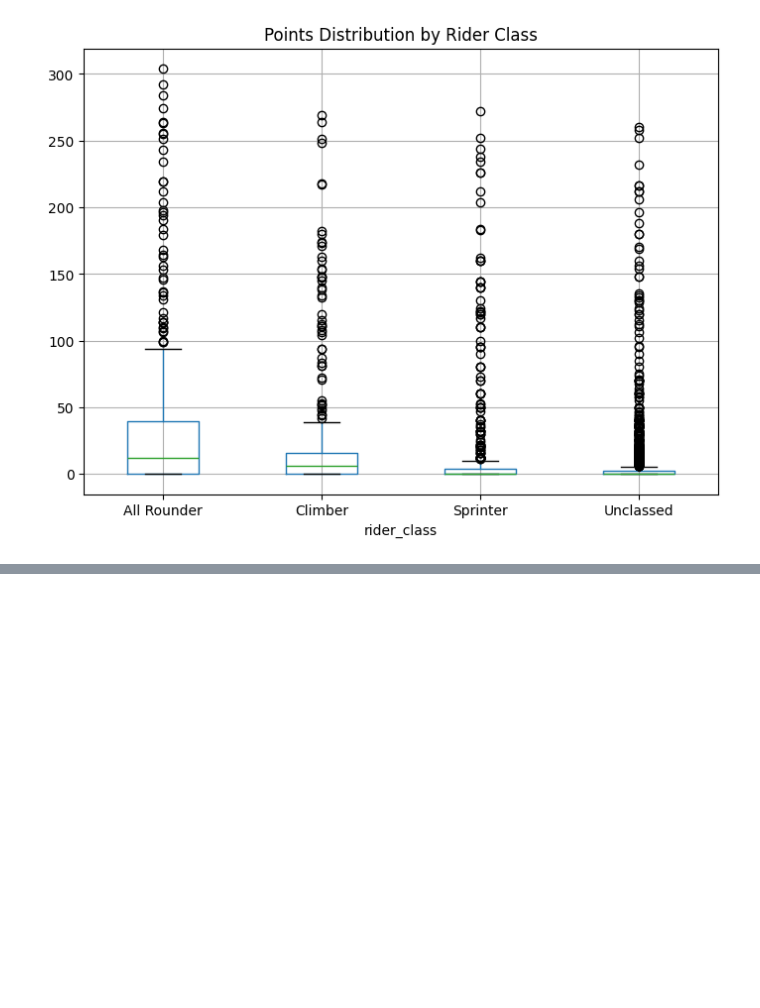
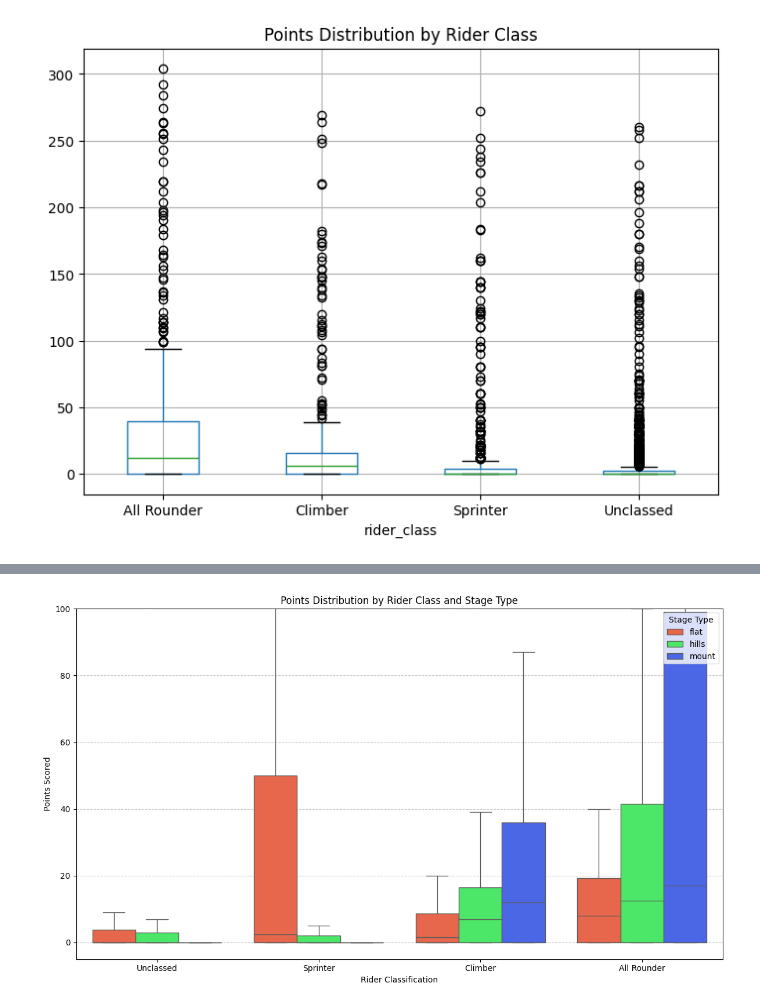
Before and after one commit to imostafizur/tensorflow_board, a Jupyter notebook: TU_S_26.ipynb, the cells around one changed output, grey strips where cells are left out. Saved outputs shown, nothing was run; the diff lists cells and outputs as text; code cells hidden in the pictures; blank space fills up the shorter version.

```diff
--- a/TU_S_26.ipynb
+++ b/TU_S_26.ipynb
@@ -225,0 +237,32 @@ NameError: name 'stats' is not defined
+# %%
+# Colab Code: Grouped Box Plot for Performance Comparison
+
+import matplotlib.pyplot as plt
+import seaborn as sns
+
+# Create the grouped box plot to show points distribution for each class across stage types.
+plt.figure(figsize=(12, 7))
+sns.boxplot(
+    x='rider_class',
+    y='points',
+    hue='stage_class',
+    data=df,
+    # Custom colors for stage types
+    palette={'flat': '#FF5733', 'hills': '#33FF57', 'mount': '#3357FF'},
+    # Maintain the order based on overall size (Unclassed, Sprinter, Climber, All Rounder)
+    order=df['rider_class'].value_counts().index,
+    showfliers=False # Hides extreme outliers to focus on the core distribution
+)
+
+plt.title('Points Distribution by Rider Class and Stage Type')
+plt.ylabel('Points Scored')
+plt.xlabel('Rider Classification')
+plt.ylim(-5, 100) # Limiting Y-axis to focus on central tendency and IQR
+plt.grid(axis='y', linestyle='--', alpha=0.7)
+plt.legend(title='Stage Type', loc='upper right')
+plt.xticks(rotation=0)
+plt.tight_layout()
+
+plt.show()
+# %% [output]
+[figure, added]
```
Also changed, not shown: parts of 16 cells of this notebook.
